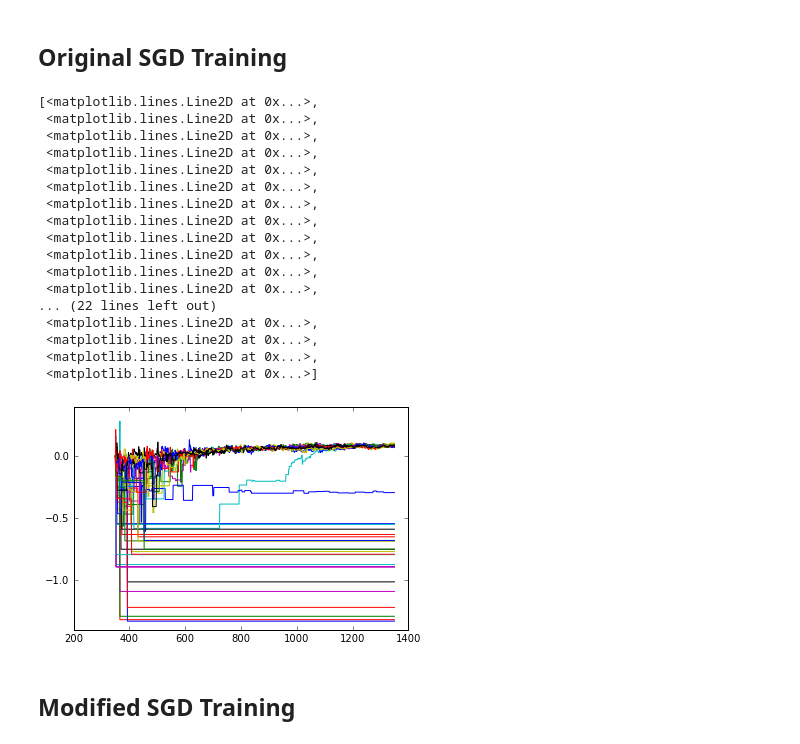
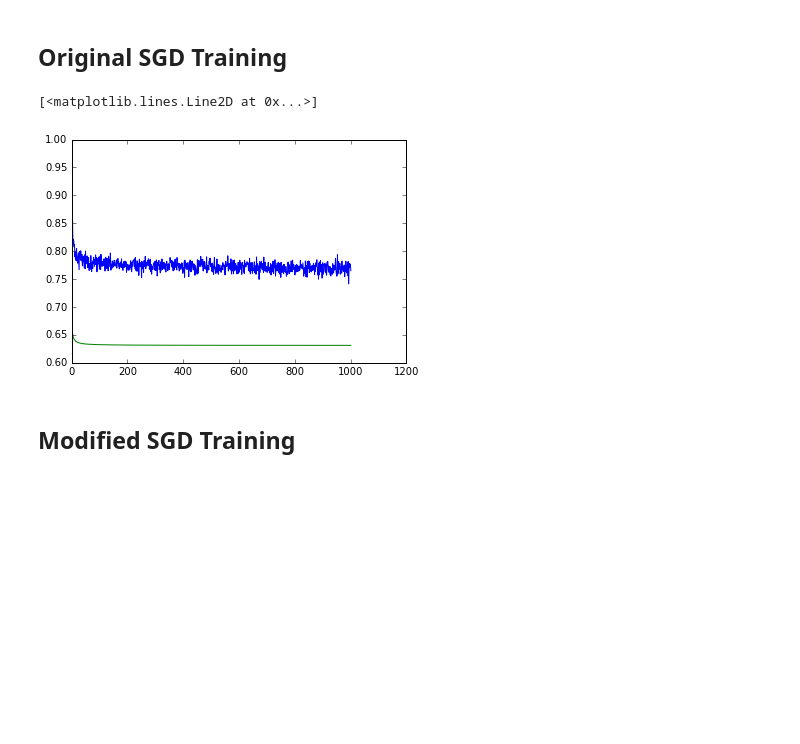
Before and after one commit to chengtang48/SGD_autoencoders, a Jupyter notebook: experiments-autoencoders.ipynb, the cells around one changed output. Cells and saved outputs as stored; diff of their text form; code cells hidden in the pictures; blank space fills up the shorter version.

Commit message:
added graph of l2 loss versus reconstruction error

```diff
--- a/experiments-autoencoders.ipynb
+++ b/experiments-autoencoders.ipynb
@@ -143,7 +163,7 @@ def get_norm_evolution_op(weights_list, weights):
 ## Online (mini-batch) Dictionary Learning
 #### See Mairal-Bach-Ponce-Sapiro 09' (implemented in Scikit-learn)
 # %%
-dict_learner = MiniBatchDictionaryLearning(n_components=10*dim, alpha=1, n_iter=train_steps, fit_algorithm='lars',
+dict_learner = MiniBatchDictionaryLearning(n_components=dict_size, alpha=1, n_iter=1000, fit_algorithm='lars',
                                            n_jobs=1, batch_size=1, shuffle=True, dict_init=None,
                                            transform_algorithm='omp', transform_n_nonzero_coefs=1,
                                            transform_alpha=None, verbose=False, split_sign=False, random_state=None)
@@ -152,7 +172,7 @@ dict_learner = MiniBatchDictionaryLearning(n_components=10*dim, alpha=1, n_iter=
 loss = 0
 n_runs = 10
 for i in range(n_runs):
-    dict_learner.fit(batch_data_generator(dim, noise_bound, train_steps, gt_dict=gt_dict))
+    dict_learner.fit(batch_data_generator(dim, noise_bound, train_steps, dict_type, dict_size, gt_dict))
     loss += cos_sq_avg_distances(dict_learner.components_ , gt_dict)
 avg_loss_ODL = loss/n_runs
 print('averaged reconstruction error of ODL is', avg_loss_ODL)
@@ -223,67 +252,58 @@ train_op = tf.train.GradientDescentOptimizer(learn_rate).minimize(data_wise_mean
 #gt_dict = ortho_group.rvs(dim) # generate ground-truth dictionary
 #test_sample = batch_data_generator(dim, noise_bound, 100)
 avg_scores_list = list()
+losses_list = list()
 control_weight = False
+verbose = False
 for n_runs in range(10):
     bias_list = [np.zeros(width)]
     #firing_list = list()
     avg_scores = list()
+    losses = [init_loss_]
     with tf.Session() as sess:
         sess.run(tf.global_variables_initializer())
         for i in range(train_steps):
-            x = batch_data_generator(dim, noise_bound, mini_batch_size, gt_dict)
+            x = batch_data_generator(dim, noise_bound, mini_batch_size, dict_type, dict_size, gt_dict)
             if i==0:
                 avg_scores.append(cos_sq_avg_distances(init_weights_, gt_dict))
                 #get_firing_pattern_op(firing_list, init_weights_, init_bias_, x)
-
             _, weights_, bias_ = sess.run([train_op, weights, bias], feed_dict={batch_x: x})
             if control_weight:
                 ## normalize weight if control_weight is on
                 _, weights_ = sess.run([create_row_normalize_op, weights])
+            _, loss_ = sess.run([update_loss_op, loss], feed_dict={batch_x: x})
             n_steps = sess.run(increment_global_step_op)
             #print('reconstruction error', cos_sq_avg_distances(weights_, gt_dict))
             avg_scores.append(cos_sq_avg_distances(weights_, gt_dict))
             #get_firing_pattern_op(firing_list, weights_, bias_, x)
             get_bias_evolution_op(bias_list, bias_)
-    avg_scores_list.append(avg_scores)
-
-            #if (n_steps-t_o) % 100 == 0:
-#                 print('Training at %d-th iteration'% (n_steps-t_o))
-#                 print('cosine distances',)
-#                 print(cosine_squared_distances(weights_, gt_dict)[0])
-#                 print('Cosine best approximation distance at init', cosine_squared_distances(init_weights_, gt_dict)[0])
+            losses.append(loss_)
+            if verbose and (n_steps-t_o) % 100 == 0:
+                print('Training at %d-th iteration'% (n_steps-t_o))
+                print('Training objective loss', loss_)
+                print('Dictionary approximation distance', cos_sq_avg_distances(weights_, gt_dict))
+        avg_scores_list.append(avg_scores)
+        losses_list.append(losses)
         #weights_final = weights_.eval()
         #bias_final = bias_.eval()
-#     print('Cosine best approximation distance at init', cosine_squared_distances(init_weights_, gt_dict)[0])
-#     print('Cosine best approximation after updates', cosine_squared_distances(weights_, gt_dict)[0])
+    #print('Cosine best approximation distance at init', cosine_squared_distances(init_weights_, gt_dict)[0])
+    #print('Cosine best approximation after updates', cosine_squared_distances(weights_, gt_dict)[0])
 # %%
 # bias_list
 time_pts = range(t_o, t_o+train_steps+1)
 # print(cos_sq_avg_distances(init_weights_, gt_dict))
-plt.plot(time_pts, bias_list)
-
+loss_graph = np.mean(np.array(losses_list), axis=0)
+sine_graph = np.mean(np.array(avg_scores_list), axis=0)
+#plt.plot(time_pts, bias_list)
+#len(loss_graph)
+plt.plot(time_pts, loss_graph)
+plt.plot(time_pts, sine_graph)
 # firing_list = np.array(firing_list)
 # offset = -1
 # plt.scatter(time_pts[:50], firing_list[offset-50:offset,0])
 # %% [output]
-[<matplotlib.lines.Line2D at 0x...>,
- <matplotlib.lines.Line2D at 0x...>,
- <matplotlib.lines.Line2D at 0x...>,
- <matplotlib.lines.Line2D at 0x...>,
- <matplotlib.lines.Line2D at 0x...>,
- <matplotlib.lines.Line2D at 0x...>,
- <matplotlib.lines.Line2D at 0x...>,
- <matplotlib.lines.Line2D at 0x...>,
- <matplotlib.lines.Line2D at 0x...>,
- <matplotlib.lines.Line2D at 0x...>,
- <matplotlib.lines.Line2D at 0x...>,
- <matplotlib.lines.Line2D at 0x...>,
-... (22 lines left out)
- <matplotlib.lines.Line2D at 0x...>,
- <matplotlib.lines.Line2D at 0x...>,
- <matplotlib.lines.Line2D at 0x...>,
- <matplotlib.lines.Line2D at 0x...>]
+[<matplotlib.lines.Line2D at 0x...>]
-[figure, old version]
+[figure, new version]
 # %% [markdown]
 ## Modified SGD Training
 # %%
```
Also changed, not shown: parts of 22 cells of this notebook.
